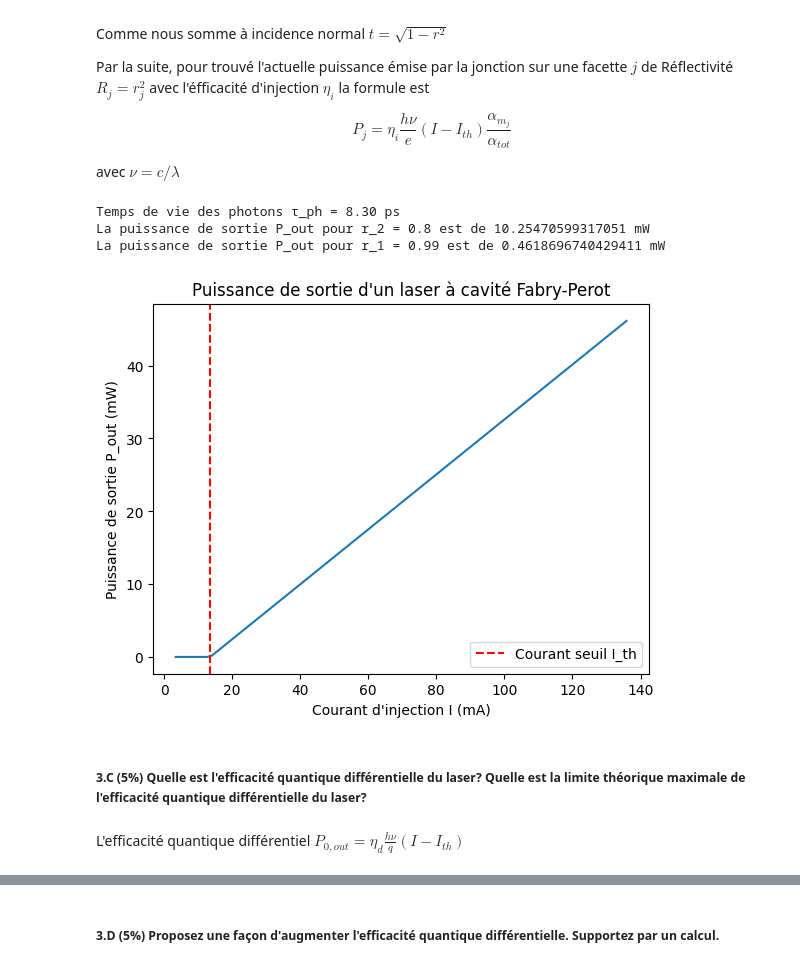
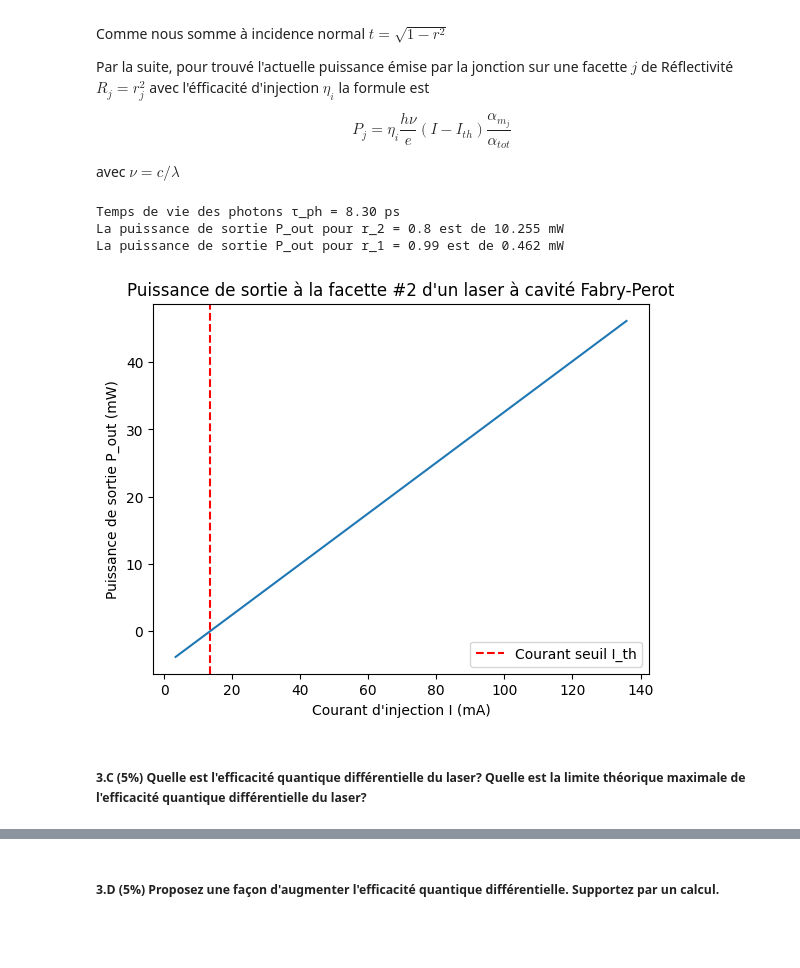
Before and after one commit to Belouse/GPH-University-Laval-Course, a Jupyter notebook: Ulaval Session 7 Automne 2025/Optoélectronique/Devoir 3/Devoir_3_opto_2025_ÉB.ipynb, the cells around one changed output, grey strips where cells are left out. Saved outputs shown, nothing was run; the diff lists cells and outputs as text; code cells hidden in the pictures; blank space fills up the shorter version.

```diff
--- a/Ulaval Session 7 Automne 2025/Optoélectronique/Devoir 3/Devoir_3_opto_2025_ÉB.ipynb
+++ b/Ulaval Session 7 Automne 2025/Optoélectronique/Devoir 3/Devoir_3_opto_2025_ÉB.ipynb
@@ -432,7 +433,7 @@ def calculate_m_central(λ_0, n_g, L):
     m_c = round((2 * n_g * L) / λ_0)
     return m_c
 # %%
-m = np.linspace(0, 1000, 1000, dtype=int)
+m = np.linspace(1, 1000, 1000, dtype=int)
 λ_res = (2 * n_g * L) / m
 nombre = 10
 
@@ -624,10 +625,10 @@ I_th_centraux = []
 for i, λ in enumerate(λ_centraux):
     I_th = find_threshold_current(λ, g_0, λ_0, Δλ, I_tr, Γ, α)
     I_th_centraux.append(I_th)
-    print(f"Mode m = {m[i]}, λ = {λ*1e9:.2f} nm : I_th = {I_th*1e3:.3f} mA")
+    print(f"Mode m = {m[i]}, λ = {λ*1e9:.2f} nm : I_th = {I_th*1e3:.5f} mA")
 
 # Visualisation du gain net en fonction du courant pour les 3 modes
-current_array = np.linspace(10.25e-3, 10.26e-3, 200)
+current_array = np.linspace(10.25e-3, 10.261e-3, 200)
 
 
 plt.figure(figsize=(10, 6))
@@ -638,11 +639,11 @@ for i, λ in enumerate(λ_centraux):
         gain_net = Γ * g - α
         gain_net_array.append(gain_net)
 
-    plt.plot(current_array*1e3, gain_net_array, label=f"m = {m[i]}, λ = {λ*1e9:.2f} nm")
+    line, = plt.plot(current_array*1e3, gain_net_array, label=f"m = {m[i]}, λ = {λ*1e9:.2f} nm")
 
-    # Marquer le courant seuil
+    # Marquer le courant seuil avec la même couleur que la courbe
     if I_th_centraux[i] is not None:
-        plt.plot(I_th_centraux[i]*1e3, 0, 'o', markersize=8)
+        plt.plot(I_th_centraux[i]*1e3, 0, 'o', markersize=8, color=line.get_color())
 
 plt.axhline(0, color='black', linestyle='--', linewidth=1)
 plt.xlabel("Courant I (mA)")
@@ -708,7 +709,7 @@ L = 5 µm : Plage monomode: 10.396 mA < I < 10.662 mA | ΔI = 265.30 μA | FSR =
 # %%
 #HERe
 # %%
-L_test = [100, 50,15, 10, 7, 5]  # en µm
+L_test = [100, 50,20,15, 10, 5]  # en µm
 L_test_meters = [L_val*1e-6 for L_val in L_test]  # Convertir en m
 
 # Plage de longueurs d'onde pour tracer le gain
@@ -814,8 +815,13 @@ for idx, L_cavity in enumerate(L_test_meters):
 
     FSR = calculate_FSR(λ_central, L_cavity, n_g)
 
+    # Calculer le gain net du mode central à I_th_adjacent_min
+    g_central_print = calculate_gain(λ_central, I_th_adjacent_min, g_0, λ_0, Δλ, I_tr)
+    gain_net_central_print = Γ * g_central_print - α
+
     print(f"\nL = {L_test[idx]} µm:")
     print(f"  Mode central: m = {m_central}, λ = {λ_central*1e9:.2f} nm, I_th = {I_th_central*1e3:.3f} mA")
+    print(f"  Gain net du mode central @ I_th_adjacent_min: {gain_net_central_print:.2f} 1/m")
     print(f"  Mode adjacent: m = {m_adjacent}, λ = {λ_adjacent_closest*1e9:.2f} nm")
     print(f"  I_th_adjacent_min = {I_th_adjacent_min*1e3:.3f} mA")
     print(f"  FSR = {FSR*1e9:.2f} nm")
@@ -997,7 +1006,6 @@ def calculate_power_facette(I, I_th, τ_ph, λ, n_g, r_i, L, η_i=1.0):
 def calculate_α_miroir(r, L_α):
     return 1 / (L_α) * np.log(1 / (r))  # en 1/m
 
-# $$P_j = η_i\frac{nν}{e}(I-I_{th}) \frac{α_{m_j}}{α_{tot}}$$
 def calculate_power_interface(η_injection, λ, I, I_th, r, α_tot, L_p):
     """ Calcule la puissance de sortie P_j d'un laser à cavité Fabry-Perot pour un miroir j
 
@@ -1014,7 +1022,7 @@ def calculate_power_interface(η_injection, λ, I, I_th, r, α_tot, L_p):
     Retourne:
         P_j : puissance de sortie en W
     """
-    if I <= I_th:
+    if I.any() <= I_th:
         return 0.0  # Pas d'émission laser en dessous du seuil
 
     α_m_j = calculate_α_miroir(r, L_p)
@@ -1025,39 +1033,37 @@ def calculate_power_interface(η_injection, λ, I, I_th, r, α_tot, L_p):
 # %%
 I = 3 * I_th  # en A
 
 
 
 # trouvé le temps de vie des photons τ_ph à partir de α_tot
 v_g = cte.c / n_g  # Vitesse de groupe
 τ_ph = 1 / (v_g * α_tot)  # en s
 print(f"Temps de vie des photons τ_ph = {τ_ph*1e12:.2f} ps")
 
 P_out_2 = calculate_power_interface(η_i, λ_0, I, I_th, r_2, α_tot, L)
 P_out_1 = calculate_power_interface(η_i, λ_0, I, I_th, r_1, α_tot, L)
 
-print(f"La puissance de sortie P_out pour r_2 = {r_2} est de {P_out_2*1e3:.} mW")
-print(f"La puissance de sortie P_out pour r_1 = {r_1} est de {P_out_1*1e3} mW")
+print(f"La puissance de sortie P_out pour r_2 = {r_2} est de {P_out_2*1e3:.3f} mW")
+print(f"La puissance de sortie P_out pour r_1 = {r_1} est de {P_out_1*1e3:.3f} mW")
 
 I_array = np.linspace(I_th/4, 10*I_th, 100)
 
 P_out_array = []
 for I_val in I_array:
     P_out = calculate_power_interface(η_i, λ_0, I_val, I_th, r_2, α_tot, L)
     P_out_array.append(P_out)
 
 plt.plot(I_array*1e3, np.array(P_out_array)*1e3)
 plt.xlabel("Courant d'injection I (mA)")
 plt.ylabel("Puissance de sortie P_out (mW)")
-plt.title("Puissance de sortie d'un laser à cavité Fabry-Perot")
+plt.title("Puissance de sortie à la facette #2 d'un laser à cavité Fabry-Perot")
 plt.axvline(I_th*1e3, color='red', linestyle='--', label='Courant seuil I_th')
 plt.legend()
 plt.show()
 # %% [output]
 Temps de vie des photons τ_ph = 8.30 ps
-La puissance de sortie P_out pour r_2 = 0.8 est de 10.25470599317051 mW
-La puissance de sortie P_out pour r_1 = 0.99 est de 0.4618696740429411 mW
+La puissance de sortie P_out pour r_2 = 0.8 est de 10.255 mW
+La puissance de sortie P_out pour r_1 = 0.99 est de 0.462 mW
-[figure, old version]
+[figure, new version]
 # %% [markdown]
 ##### 3.C (5%) Quelle est l'efficacité quantique différentielle du laser? Quelle est la limite théorique maximale de l'efficacité quantique différentielle du laser?
-# %% [markdown]
-L'efficacité quantique différentiel $P_{0,out} = η_d \frac{hν}{q}(I-I_{th})$
```
Also changed, not shown: parts of 11 cells of this notebook.
